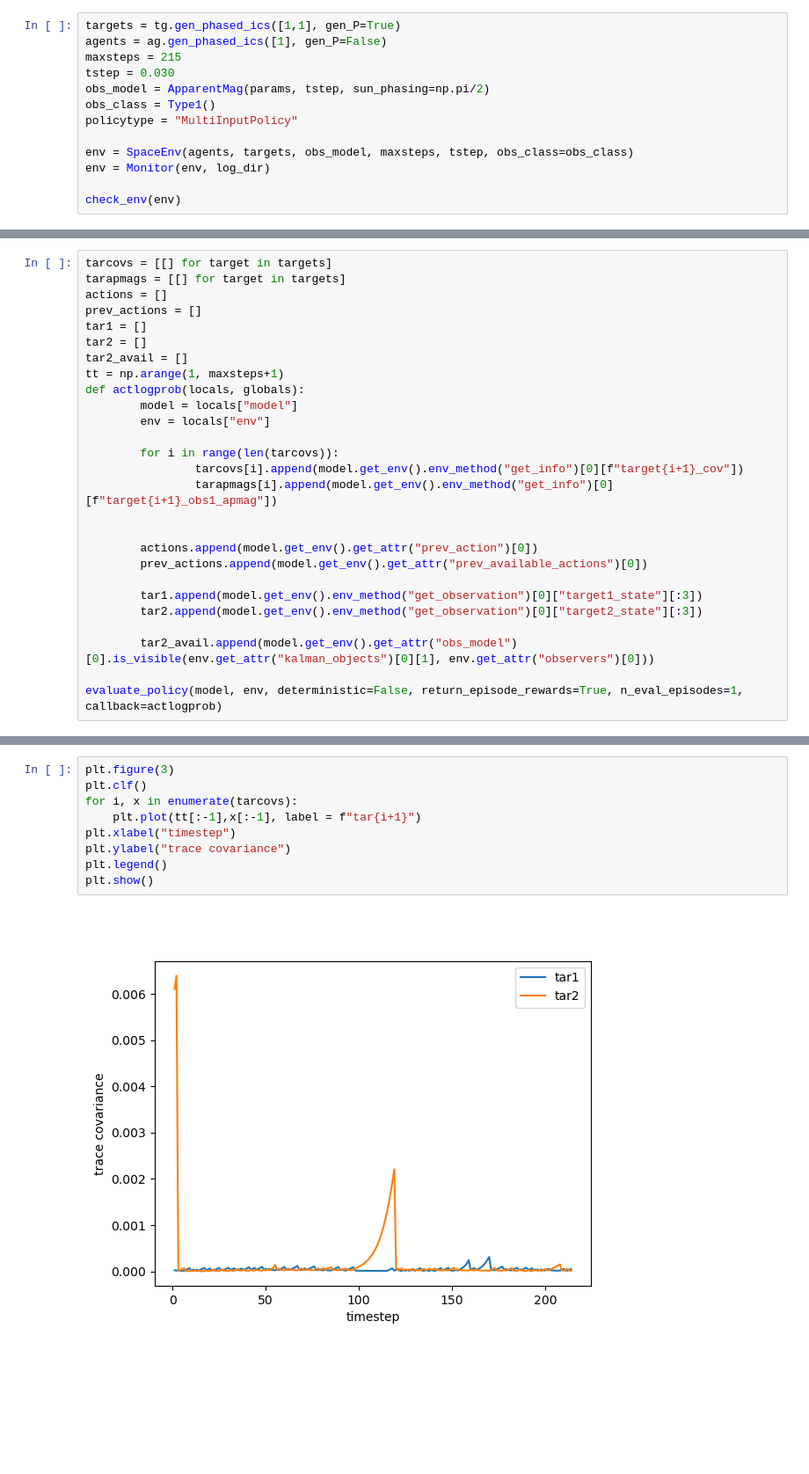
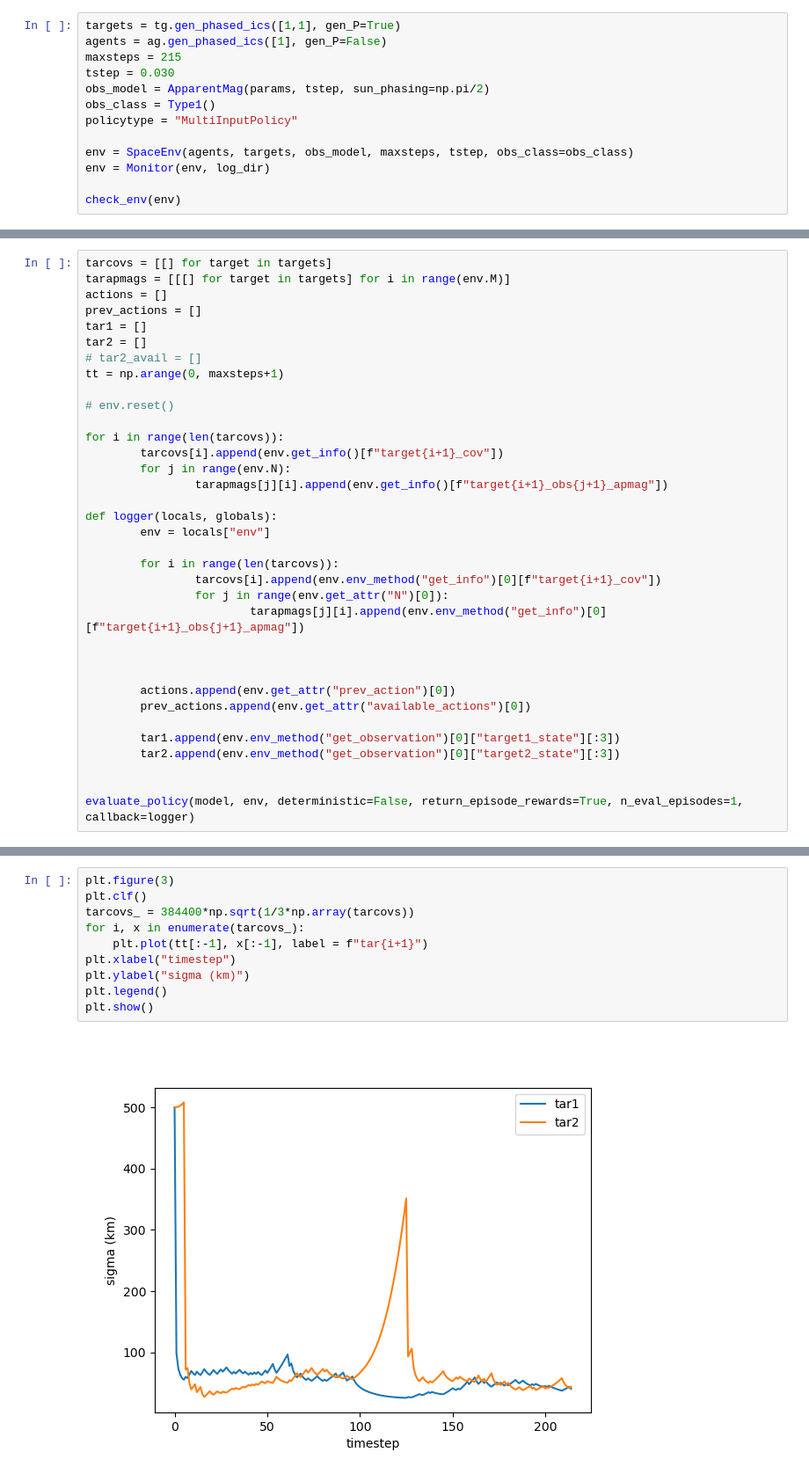
Before and after one commit to Malav-P/sensor_phase_task, a Jupyter notebook: example/apparent_mag_tasking.ipynb, the cells around one changed output, grey strips where cells are left out. Shown at 88% size. Drawn from its saved outputs; the diff is of its cells as text; blank space fills up the shorter version.

```diff
--- a/example/apparent_mag_tasking.ipynb
+++ b/example/apparent_mag_tasking.ipynb
@@ -144,28 +141,36 @@ results_plotter.plot_results(
 # %%
 tarcovs = [[] for target in targets]
-tarapmags = [[] for target in targets]
+tarapmags = [[[] for target in targets] for i in range(env.M)]
 actions = []
 prev_actions = []
 tar1 = []
 tar2 = []
-tar2_avail = []
-tt = np.arange(1, maxsteps+1)
-def actlogprob(locals, globals):
-        model = locals["model"]
+# tar2_avail = []
+tt = np.arange(0, maxsteps+1)
+
+# env.reset()
+
+for i in range(len(tarcovs)):
+        tarcovs[i].append(env.get_info()[f"target{i+1}_cov"])
+        for j in range(env.N):
+                tarapmags[j][i].append(env.get_info()[f"target{i+1}_obs{j+1}_apmag"])
+
+def logger(locals, globals):
         env = locals["env"]
 
         for i in range(len(tarcovs)):
-                tarcovs[i].append(model.get_env().env_method("get_info")[0][f"target{i+1}_cov"])
-                tarapmags[i].append(model.get_env().env_method("get_info")[0][f"target{i+1}_obs1_apmag"])
+                tarcovs[i].append(env.env_method("get_info")[0][f"target{i+1}_cov"])
+                for j in range(env.get_attr("N")[0]):
+                        tarapmags[j][i].append(env.env_method("get_info")[0][f"target{i+1}_obs{j+1}_apmag"])
 
 
-        actions.append(model.get_env().get_attr("prev_action")[0])
-        prev_actions.append(model.get_env().get_attr("prev_available_actions")[0])
 
-        tar1.append(model.get_env().env_method("get_observation")[0]["target1_state"][:3])
-        tar2.append(model.get_env().env_method("get_observation")[0]["target2_state"][:3])
+        actions.append(env.get_attr("prev_action")[0])
+        prev_actions.append(env.get_attr("available_actions")[0])
 
-        tar2_avail.append(model.get_env().get_attr("obs_model")[0].is_visible(env.get_attr("kalman_objects")[0][1], env.get_attr("observers")[0]))
+        tar1.append(env.env_method("get_observation")[0]["target1_state"][:3])
+        tar2.append(env.env_method("get_observation")[0]["target2_state"][:3])
 
-evaluate_policy(model, env, deterministic=False, return_episode_rewards=True, n_eval_episodes=1, callback=actlogprob)
+
+evaluate_policy(model, env, deterministic=False, return_episode_rewards=True, n_eval_episodes=1, callback=logger)
 # %% [output]
@@ -173,14 +178,15 @@ evaluate_policy(model, env, deterministic=False, return_episode_rewards=True, n_
 # %%
 plt.figure(3)
 plt.clf()
-for i, x in enumerate(tarcovs):
-    plt.plot(tt[:-1],x[:-1], label = f"tar{i+1}")
+tarcovs_ = 384400*np.sqrt(1/3*np.array(tarcovs))
+for i, x in enumerate(tarcovs_):
+    plt.plot(tt[:-1], x[:-1], label = f"tar{i+1}")
 plt.xlabel("timestep")
-plt.ylabel("trace covariance")
+plt.ylabel("sigma (km)")
 plt.legend()
 plt.show()
 # %% [output]
-[figure, old version]
+[figure, new version]
 # %%
 plt.figure(4)
 plt.clf()
```
Also changed, not shown: parts of 7 cells of this notebook, 18 other files.
